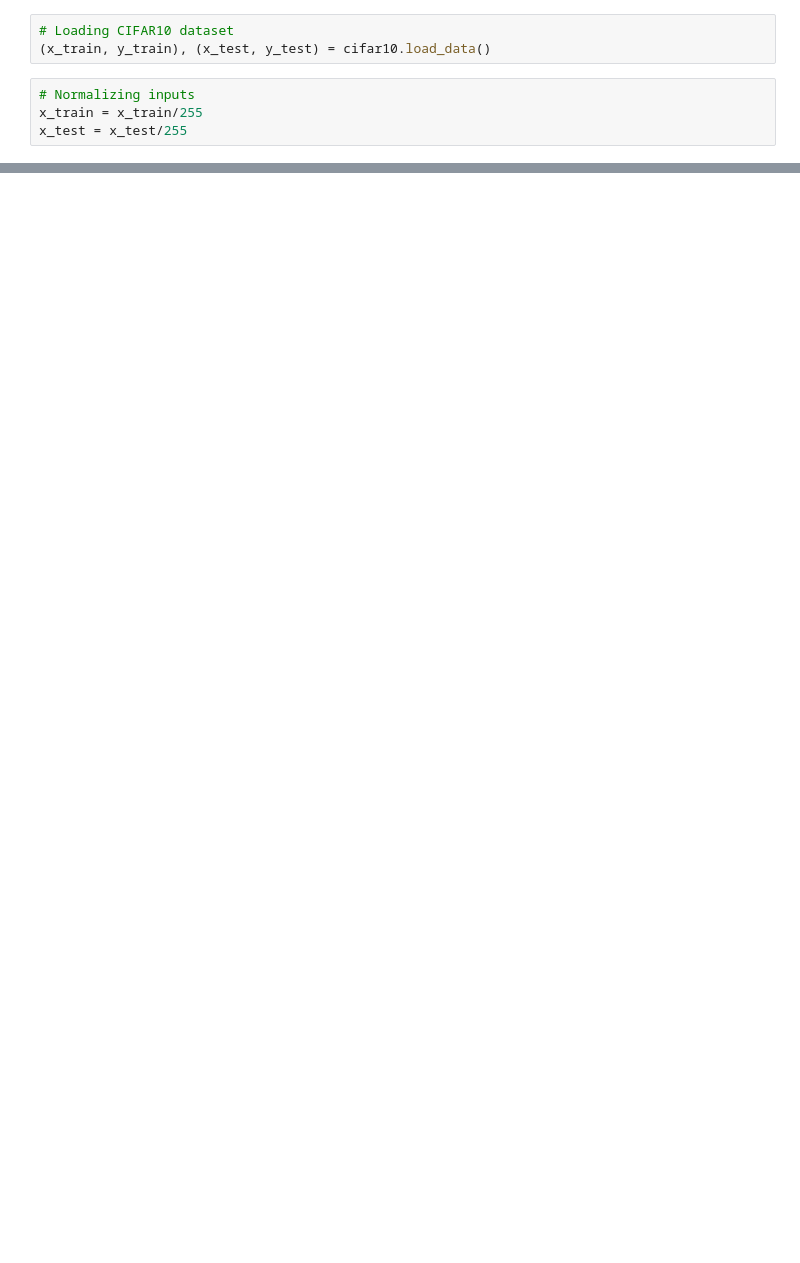
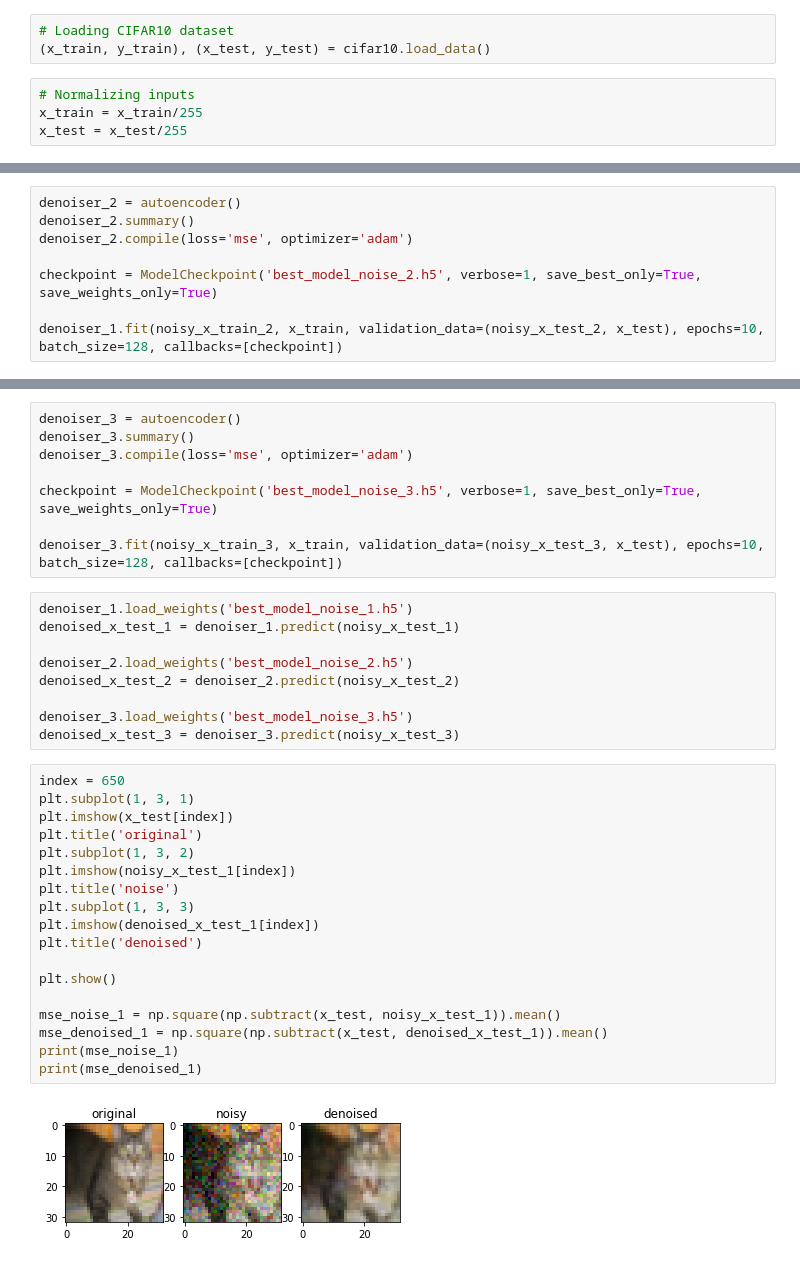
Before and after one commit to RushiBhatt007/Denoising-Algorithm-on-CIFAR10-dataset, a Jupyter notebook: Denoising using Auto-encoders.ipynb, the cells around one changed output, grey strips where cells are left out. Cells and saved outputs as stored; diff of their text form; blank space fills up the shorter version.

```diff
--- a/Denoising using Auto-encoders.ipynb
+++ b/Denoising using Auto-encoders.ipynb
@@ -99,0 +118,8 @@ print( tf.__version__)
+# %%
+denoiser_2 = autoencoder()
+denoiser_2.summary()
+denoiser_2.compile(loss='mse', optimizer='adam')
+
+checkpoint = ModelCheckpoint('best_model_noise_2.h5', verbose=1, save_best_only=True, save_weights_only=True)
+
+denoiser_1.fit(noisy_x_train_2, x_train, validation_data=(noisy_x_test_2, x_test), epochs=10, batch_size=128, callbacks=[checkpoint])
@@ -99,0 +144,37 @@ print( tf.__version__)
+# %%
+denoiser_3 = autoencoder()
+denoiser_3.summary()
+denoiser_3.compile(loss='mse', optimizer='adam')
+
+checkpoint = ModelCheckpoint('best_model_noise_3.h5', verbose=1, save_best_only=True, save_weights_only=True)
+
+denoiser_3.fit(noisy_x_train_3, x_train, validation_data=(noisy_x_test_3, x_test), epochs=10, batch_size=128, callbacks=[checkpoint])
+# %%
+denoiser_1.load_weights('best_model_noise_1.h5')
+denoised_x_test_1 = denoiser_1.predict(noisy_x_test_1)
+
+denoiser_2.load_weights('best_model_noise_2.h5')
+denoised_x_test_2 = denoiser_2.predict(noisy_x_test_2)
+
+denoiser_3.load_weights('best_model_noise_3.h5')
+denoised_x_test_3 = denoiser_3.predict(noisy_x_test_3)
+# %%
+index = 650
+plt.subplot(1, 3, 1)
+plt.imshow(x_test[index])
+plt.title('original')
+plt.subplot(1, 3, 2)
+plt.imshow(noisy_x_test_1[index])
+plt.title('noise')
+plt.subplot(1, 3, 3)
+plt.imshow(denoised_x_test_1[index])
+plt.title('denoised')
+
+plt.show()
+
+mse_noise_1 = np.square(np.subtract(x_test, noisy_x_test_1)).mean()
+mse_denoised_1 = np.square(np.subtract(x_test, denoised_x_test_1)).mean()
+print(mse_noise_1)
+print(mse_denoised_1)
+# %% [output]
+[figure, added]
```
Also changed, not shown: parts of 13 cells of this notebook, 7 other files.
